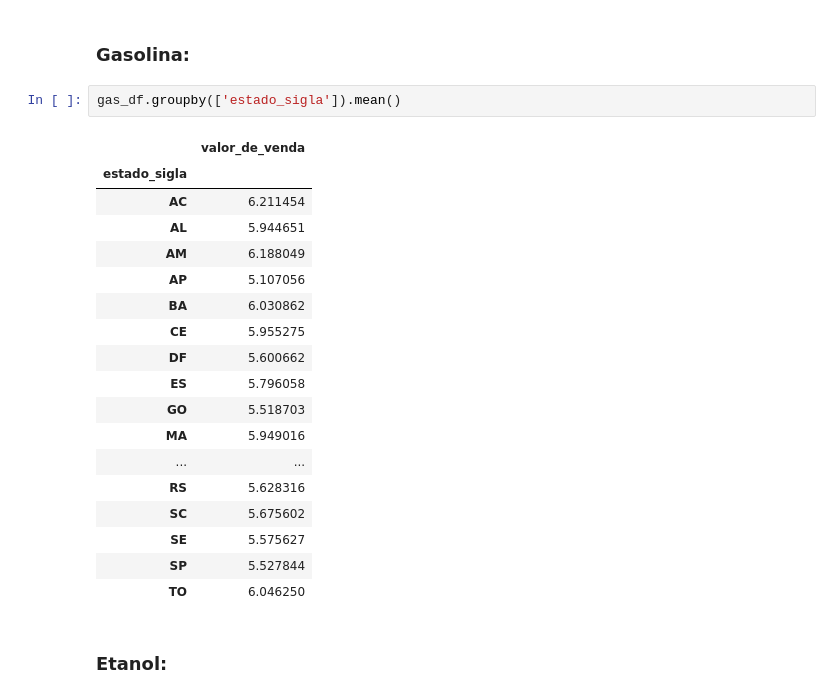
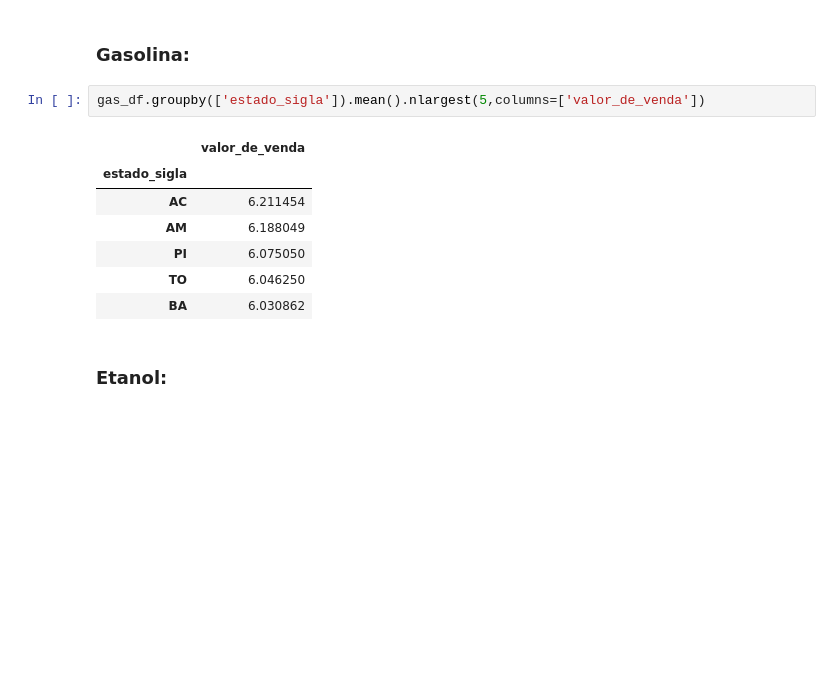
Before and after one commit to lucasCanella/Projeto-modulo-4, a Jupyter notebook: limpeza_adequacao_dados.ipynb, the cells around one changed output. Drawn from its saved outputs; the diff is of its cells as text; blank space fills up the shorter version.

```diff
--- a/limpeza_adequacao_dados.ipynb
+++ b/limpeza_adequacao_dados.ipynb
@@ -414,26 +416,15 @@ mediaeta_df.head()
 # %% [markdown]
 ### Gasolina:
 # %%
-gas_df.groupby(['estado_sigla']).mean()
+gas_df.groupby(['estado_sigla']).mean().nlargest(5,columns=['valor_de_venda'])
 # %% [output]
 |  | valor_de_venda |
 | estado_sigla |  |
 | AC | 6.211454 |
-| AL | 5.944651 |
 | AM | 6.188049 |
-| AP | 5.107056 |
+| PI | 6.075050 |
+| TO | 6.046250 |
 | BA | 6.030862 |
-| CE | 5.955275 |
-| DF | 5.600662 |
-| ES | 5.796058 |
-| GO | 5.518703 |
-| MA | 5.949016 |
-| ... | ... |
-| RS | 5.628316 |
-| SC | 5.675602 |
-| SE | 5.575627 |
-| SP | 5.527844 |
-| TO | 6.046250 |
 # %% [markdown]
 ### Etanol:
 # %%
```
Also changed, not shown: parts of 15 cells of this notebook.
